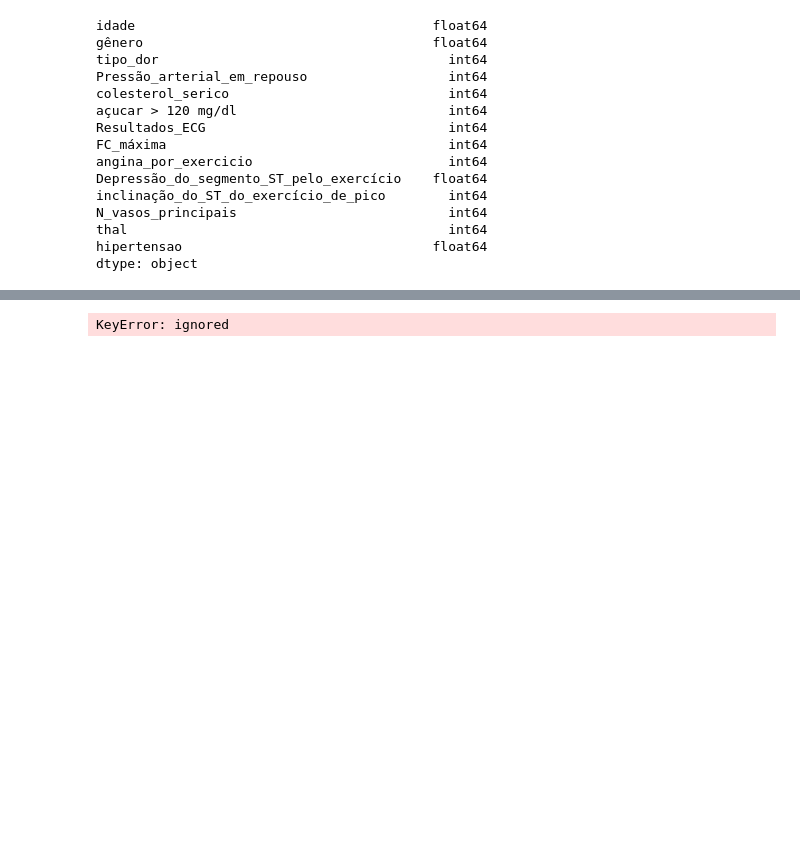
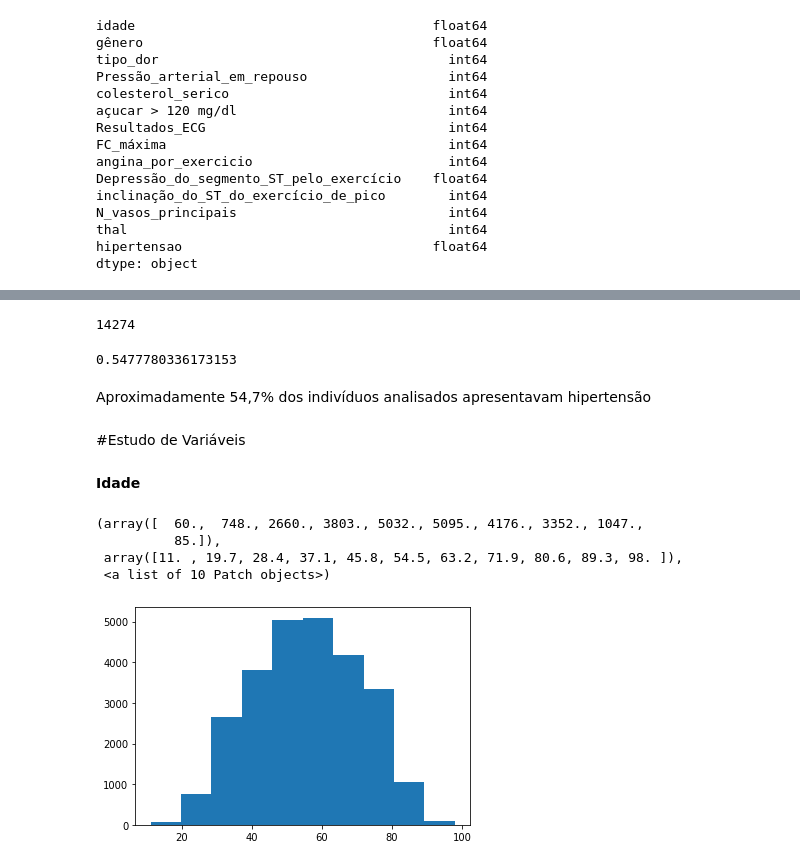
Before and after one commit to luisahamon/Hipertens-o, a Jupyter notebook: Hipertensão.ipynb, the cells around one changed output, grey strips where cells are left out. Drawn from its saved outputs; the diff is of its cells as text; code cells hidden in the pictures; blank space fills up the shorter version.

```diff
--- a/Hipertensão.ipynb
+++ b/Hipertensão.ipynb
@@ -59,7 +59,7 @@ dtype: int64
 # %% [markdown]
 Há 25 registros nulos na entrada referente ao gênero, como não é uma quantidade relevante de dados vou eliminar esses registros
 # %%
-dados = dados.dropna()
+dados = dados.dropna().reset_index(drop=True)
 # %%
 dados.isnull().sum()
 # %% [output]
@@ -174,4 +141,24 @@ for i in range(len(dados)):
       pressao_alta.append(dados['hipertensao'][i])
 len(pressao_alta)
 # %% [output]
-KeyError: ignored
+14274
+# %%
+perc = len(pressao_alta) / len(dados['idade'])
+perc
+# %% [output]
+0.5477780336173153
+# %% [markdown]
+Aproximadamente 54,7% dos indivíduos analisados apresentavam hipertensão
+# %% [markdown]
+#Estudo de Variáveis
+# %% [markdown]
+**Idade**
+# %%
+import matplotlib.pyplot as plt
+plt.hist(dados['idade'])
+# %% [output]
+(array([  60.,  748., 2660., 3803., 5032., 5095., 4176., 3352., 1047.,
+          85.]),
+ array([11. , 19.7, 28.4, 37.1, 45.8, 54.5, 63.2, 71.9, 80.6, 89.3, 98. ]),
+ <a list of 10 Patch objects>)
+[figure, added]
```
Also changed, not shown: parts of 19 cells of this notebook.
